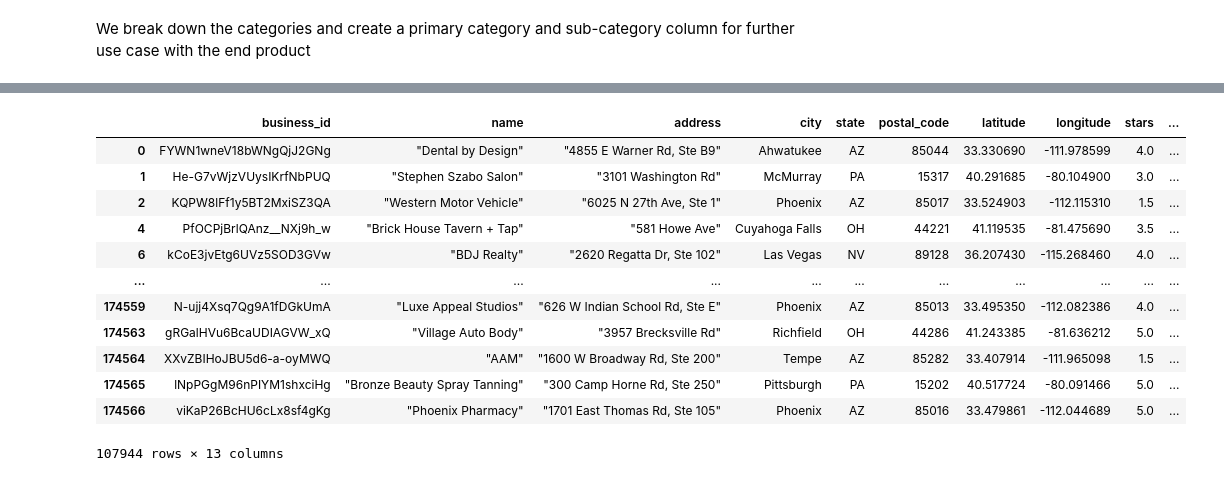
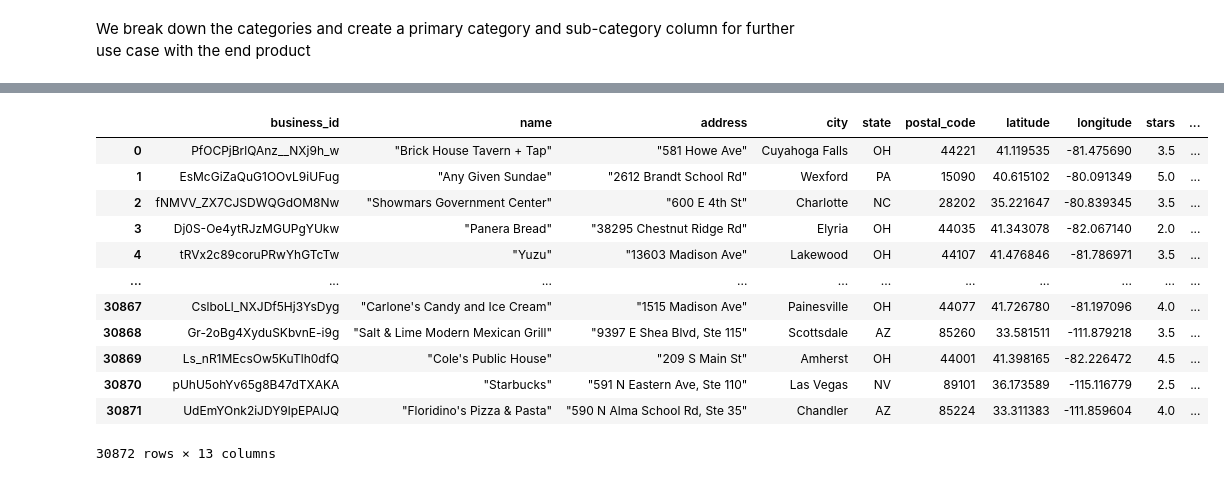
Before and after one commit to prashantgodhwani/CSE_587_DIC_Project, a Jupyter notebook: dic_project.ipynb, the cells around one changed output, grey strips where cells are left out. Saved outputs shown, nothing was run; the diff lists cells and outputs as text; code cells hidden in the pictures.

```diff
--- a/dic_project.ipynb
+++ b/dic_project.ipynb
@@ -206,10 +206,5 @@ business
 # %% [markdown]
 We break down the categories and create a primary category and sub-category column for further use case with the end product
 # %%
-# ct=business['categories'].str.split(';',2,expand=True)
-# ct.isna().sum()
-# ct=ct.rename(columns={0:'category',1:'sub-category'})
-# ct.drop(2,axis=1)
-# business=business.join(ct)
-# business=business.drop(['categories',2],axis=1)
-# business
+business['categories']=business['categories'].str.lower()
+business
@@ -216,6 +230,4 @@ We break down the categories and create a primary category and sub-category colu
 # %%
-business[(business.categories.str.contains('Restaurants'))|(business.categories.str.contains('Restaurant'))|
-                                                           (business.categories.str.contains('Food'))|
+restaurant_bdf=business[(business.categories.str.contains('restaurant'))|(business.categories.str.contains('food'))
 
-
-         (business.categories.str.contains('Fast Food'))|(business.categories.str.contains('Foods'))]
+                       ]
@@ -236,17 +234,18 @@ business[(business.categories.str.contains('Restaurants'))|(business.categories.
-# %%
-business.rename(columns={'categories'})
-# %% [output]
-|  | business_id | name | address | city | state | postal_code | latitude | longitude | stars | ... |
-| 0 | FYWN1wneV18bWNgQjJ2GNg | "Dental by Design" | "4855 E Warner Rd, Ste B9" | Ahwatukee | AZ | 85044 | 33.330690 | -111.978599 | 4.0 | ... |
-| 1 | He-G7vWjzVUysIKrfNbPUQ | "Stephen Szabo Salon" | "3101 Washington Rd" | McMurray | PA | 15317 | 40.291685 | -80.104900 | 3.0 | ... |
-| 2 | KQPW8lFf1y5BT2MxiSZ3QA | "Western Motor Vehicle" | "6025 N 27th Ave, Ste 1" | Phoenix | AZ | 85017 | 33.524903 | -112.115310 | 1.5 | ... |
-| 4 | PfOCPjBrlQAnz__NXj9h_w | "Brick House Tavern + Tap" | "581 Howe Ave" | Cuyahoga Falls | OH | 44221 | 41.119535 | -81.475690 | 3.5 | ... |
-| 6 | kCoE3jvEtg6UVz5SOD3GVw | "BDJ Realty" | "2620 Regatta Dr, Ste 102" | Las Vegas | NV | 89128 | 36.207430 | -115.268460 | 4.0 | ... |
-| ... | ... | ... | ... | ... | ... | ... | ... | ... | ... | ... |
-| 174559 | N-ujj4Xsq7Qg9A1fDGkUmA | "Luxe Appeal Studios" | "626 W Indian School Rd, Ste E" | Phoenix | AZ | 85013 | 33.495350 | -112.082386 | 4.0 | ... |
-| 174563 | gRGalHVu6BcaUDIAGVW_xQ | "Village Auto Body" | "3957 Brecksville Rd" | Richfield | OH | 44286 | 41.243385 | -81.636212 | 5.0 | ... |
-| 174564 | XXvZBIHoJBU5d6-a-oyMWQ | "AAM" | "1600 W Broadway Rd, Ste 200" | Tempe | AZ | 85282 | 33.407914 | -111.965098 | 1.5 | ... |
-| 174565 | lNpPGgM96nPIYM1shxciHg | "Bronze Beauty Spray Tanning" | "300 Camp Horne Rd, Ste 250" | Pittsburgh | PA | 15202 | 40.517724 | -80.091466 | 5.0 | ... |
-| 174566 | viKaP26BcHU6cLx8sf4gKg | "Phoenix Pharmacy" | "1701 East Thomas Rd, Ste 105" | Phoenix | AZ | 85016 | 33.479861 | -112.044689 | 5.0 | ... |
-107944 rows × 13 columns
+# %%
+restaurant_bdf=restaurant_bdf.reset_index(drop=True)
+restaurant_bdf
+# %% [output]
+|  | business_id | name | address | city | state | postal_code | latitude | longitude | stars | ... |
+| 0 | PfOCPjBrlQAnz__NXj9h_w | "Brick House Tavern + Tap" | "581 Howe Ave" | Cuyahoga Falls | OH | 44221 | 41.119535 | -81.475690 | 3.5 | ... |
+| 1 | EsMcGiZaQuG1OOvL9iUFug | "Any Given Sundae" | "2612 Brandt School Rd" | Wexford | PA | 15090 | 40.615102 | -80.091349 | 5.0 | ... |
+| 2 | fNMVV_ZX7CJSDWQGdOM8Nw | "Showmars Government Center" | "600 E 4th St" | Charlotte | NC | 28202 | 35.221647 | -80.839345 | 3.5 | ... |
+| 3 | Dj0S-Oe4ytRJzMGUPgYUkw | "Panera Bread" | "38295 Chestnut Ridge Rd" | Elyria | OH | 44035 | 41.343078 | -82.067140 | 2.0 | ... |
+| 4 | tRVx2c89coruPRwYhGTcTw | "Yuzu" | "13603 Madison Ave" | Lakewood | OH | 44107 | 41.476846 | -81.786971 | 3.5 | ... |
+| ... | ... | ... | ... | ... | ... | ... | ... | ... | ... | ... |
+| 30867 | CslboLl_NXJDf5Hj3YsDyg | "Carlone's Candy and Ice Cream" | "1515 Madison Ave" | Painesville | OH | 44077 | 41.726780 | -81.197096 | 4.0 | ... |
+| 30868 | Gr-2oBg4XyduSKbvnE-i9g | "Salt & Lime Modern Mexican Grill" | "9397 E Shea Blvd, Ste 115" | Scottsdale | AZ | 85260 | 33.581511 | -111.879218 | 3.5 | ... |
+| 30869 | Ls_nR1MEcsOw5KuTlh0dfQ | "Cole's Public House" | "209 S Main St" | Amherst | OH | 44001 | 41.398165 | -82.226472 | 4.5 | ... |
+| 30870 | pUhU5ohYv65g8B47dTXAKA | "Starbucks" | "591 N Eastern Ave, Ste 110" | Las Vegas | NV | 89101 | 36.173589 | -115.116779 | 2.5 | ... |
+| 30871 | UdEmYOnk2iJDY9lpEPAlJQ | "Floridino's Pizza & Pasta" | "590 N Alma School Rd, Ste 35" | Chandler | AZ | 85224 | 33.311383 | -111.859604 | 4.0 | ... |
+30872 rows × 13 columns
 # %%
```
Also changed, not shown: parts of 13 cells of this notebook, 1 other file.
